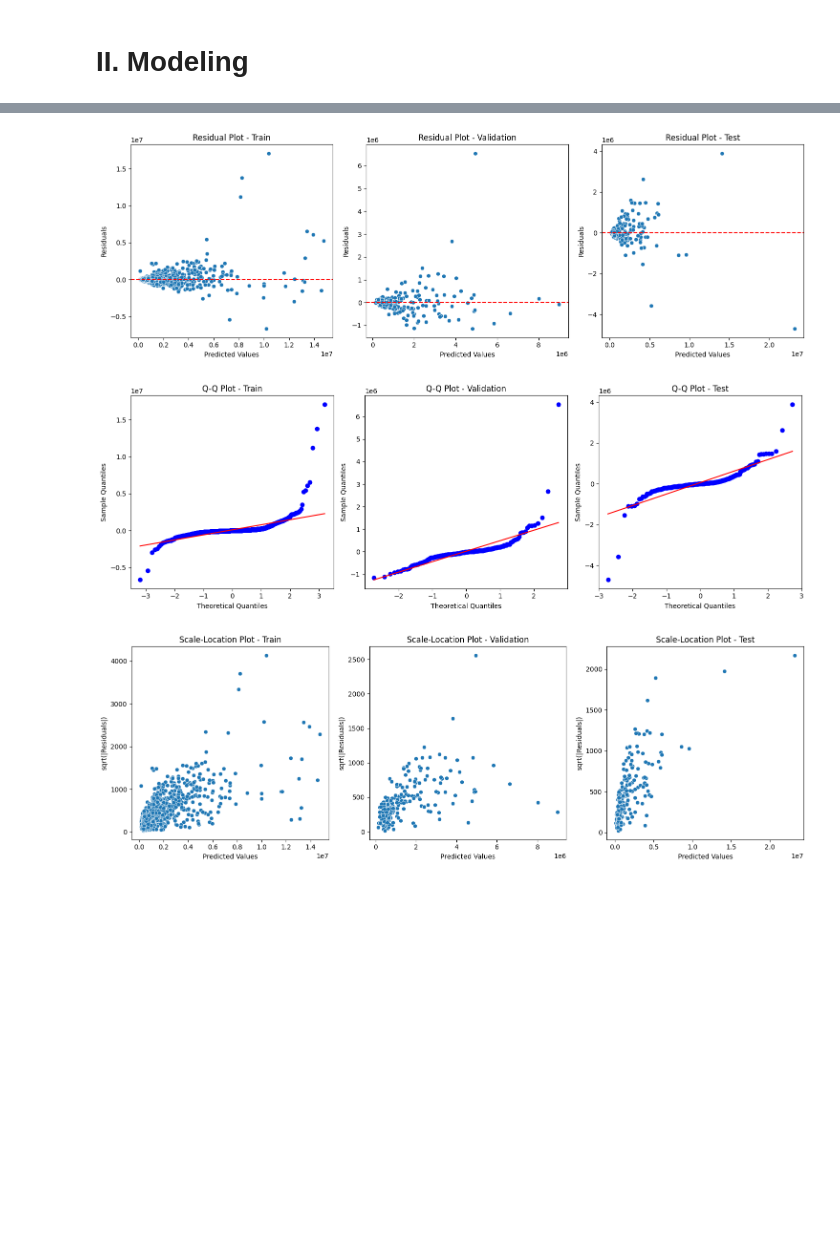
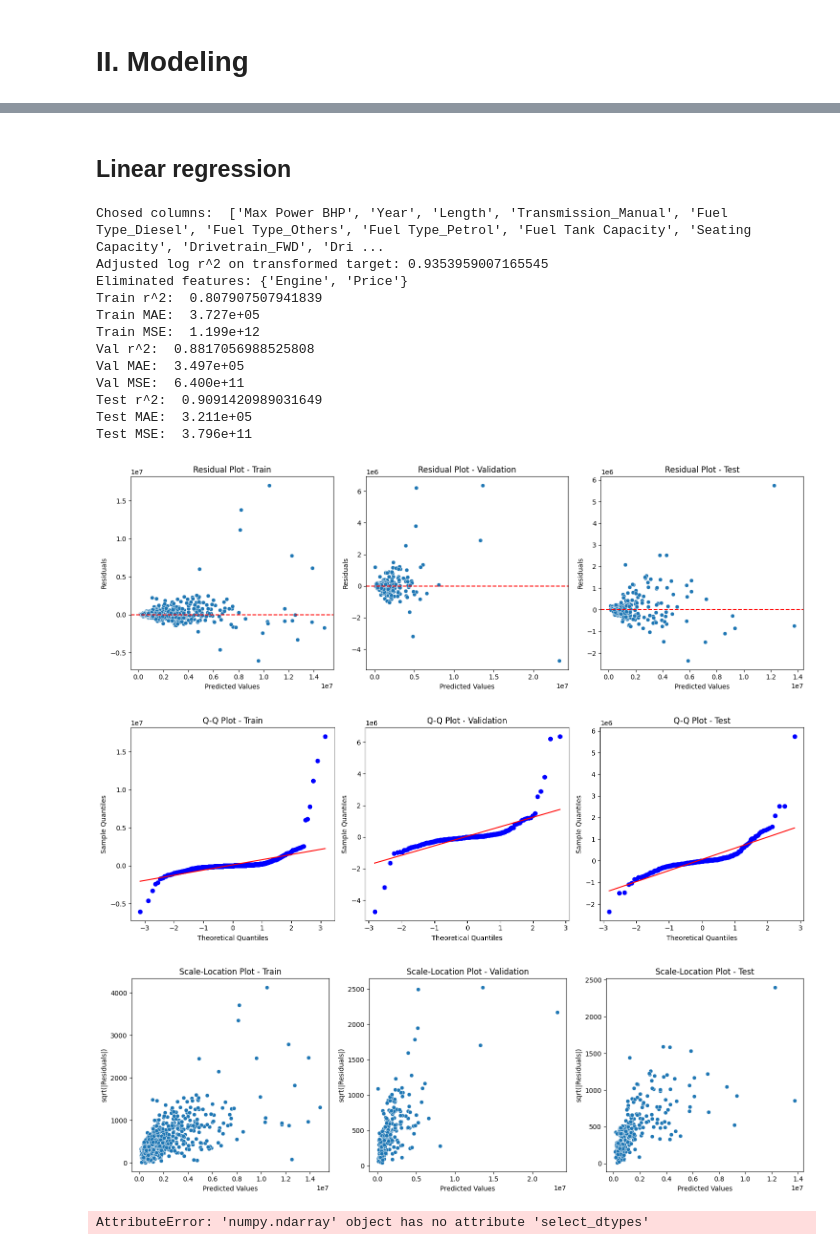
Before and after one commit to p1neapplechoco/LAB1-MML, a Jupyter notebook: preprocess_final.ipynb, the cells around one changed output, grey strips where cells are left out. Cells and saved outputs as stored; diff of their text form; code cells hidden in the pictures; blank space fills up the shorter version.

```diff
--- a/preprocess_final.ipynb
+++ b/preprocess_final.ipynb
@@ -192,13 +188,10 @@ Name: count, dtype: int64
 # %%
 oneHotCols = ['Drivetrain', 'Fuel Type', 'Seller Type', 'Transmission']
 # %%
-from modelling.Model import StandardRegression
+from modelling.Model import StandardRegression, PolynomialRegression
 
 model_type = StandardRegression
 model = model_type()
-train_df = model.transform_features(train_df)
-val_df = model.transform_features(val_df)
-test_df = model.transform_features(test_df)
 
 model.fit(train_df.drop('Price', axis=1), train_df['Price'])
 print('Train', model.score_log(train_df.drop('Price', axis=1), np.exp(train_df['Price'])))
@@ -211,2 +203,0 @@ Test 0.9115598191130908
-# %%
-subcols = train_df.drop(columns='Price').columns.tolist()
@@ -256,11 +203,0 @@ subcols = train_df.drop(columns='Price').columns.tolist()
-# %%
-eliminate_features = []
-subcols = list(set(subcols) - set(eliminate_features))
-# %%
-model.fit(train_df[subcols], train_df['Price'])
-y_train = np.exp(train_df['Price'])
-y_val = np.exp(val_df['Price'])
-y_test = np.exp(test_df['Price'])
-y_train_pred = np.exp(model.predict(train_df[subcols]))
-y_val_pred = np.exp(model.predict(val_df[subcols]))
-y_test_pred = np.exp(model.predict(test_df[subcols]))
@@ -291,12 +203,0 @@ Test MSE:  4.601e+11
-# %%
-Visualizer.residual_plot([y_train, y_train_pred], [y_val, y_val_pred], [y_test, y_test_pred])
-# %% [output]
-[figure, removed]
-# %%
-Visualizer.qq_plot((y_train, y_train_pred), (y_val, y_val_pred), (y_test, y_test_pred))
-# %% [output]
-[figure, removed]
-# %%
-Visualizer.scale_location_plot((y_train, y_train_pred), (y_val, y_val_pred), (y_test, y_test_pred))
-# %% [output]
-[figure, removed]
@@ -302,0 +251,24 @@ Visualizer.scale_location_plot((y_train, y_train_pred), (y_val, y_val_pred), (y_
+# %% [markdown]
+## Linear regression
+# %%
+testing()
+# %% [output]
+Chosed columns:  ['Max Power BHP', 'Year', 'Length', 'Transmission_Manual', 'Fuel Type_Diesel', 'Fuel Type_Others', 'Fuel Type_Petrol', 'Fuel Tank Capacity', 'Seating Capacity', 'Drivetrain_FWD', 'Dri ...
+Adjusted log r^2 on transformed target: 0.9353959007165545
+Eliminated features: {'Engine', 'Price'}
+Train r^2:  0.807907507941839
+Train MAE:  3.727e+05
+Train MSE:  1.199e+12
+Val r^2:  0.8817056988525808
+Val MAE:  3.497e+05
+Val MSE:  6.400e+11
+Test r^2:  0.9091420989031649
+Test MAE:  3.211e+05
+Test MSE:  3.796e+11
+[figure, added]
+[figure, added]
+[figure, added]
+# %%
+testing(linear=False, deg=2)
+# %% [output]
+AttributeError: 'numpy.ndarray' object has no attribute 'select_dtypes'
```
Also changed, not shown: parts of 9 cells of this notebook.
